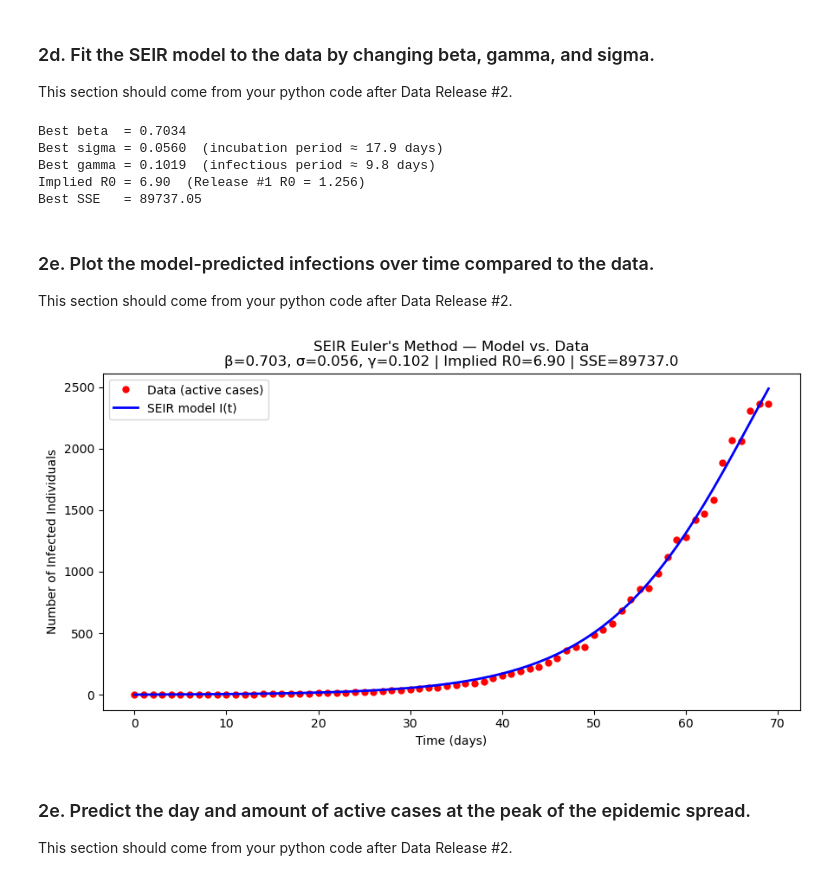
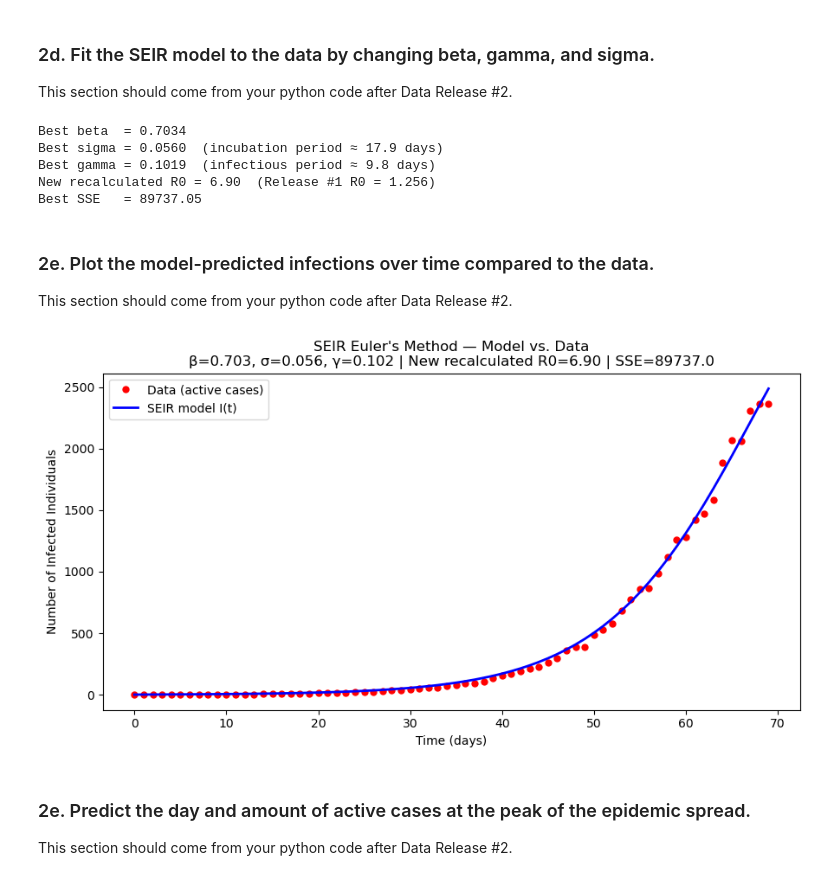
Before and after one commit to isabelvikesland/Module-2-Epidemics-SIR-Modeling, a Jupyter notebook: Module-2-Epidemics_student_final_notebook.ipynb, the cells around one changed output. Drawn from its saved outputs; the diff is of its cells as text; code cells hidden in the pictures.

```diff
--- a/Module-2-Epidemics_student_final_notebook.ipynb
+++ b/Module-2-Epidemics_student_final_notebook.ipynb
@@ -299,13 +298,13 @@ for b in beta_values:
 print(f"Best beta  = {best_beta:.4f}")
 print(f"Best sigma = {best_sigma:.4f}  (incubation period ≈ {1/best_sigma:.1f} days)")
 print(f"Best gamma = {best_gamma:.4f}  (infectious period ≈ {1/best_gamma:.1f} days)")
-print(f"Implied R0 = {best_beta/best_gamma:.2f}  (Release #1 R0 = 1.256)")
+print(f"New recalculated R0 = {best_beta/best_gamma:.2f}  (Release #1 R0 = 1.256)")
 print(f"Best SSE   = {best_sse:.2f}")
 # %% [output]
 Best beta  = 0.7034
 Best sigma = 0.0560  (incubation period ≈ 17.9 days)
 Best gamma = 0.1019  (infectious period ≈ 9.8 days)
-Implied R0 = 6.90  (Release #1 R0 = 1.256)
+New recalculated R0 = 6.90  (Release #1 R0 = 1.256)
 Best SSE   = 89737.05
 # %% [markdown]
 ### 2e. Plot the model-predicted infections over time compared to the data.
@@ -313,28 +312,28 @@ This section should come from your python code after Data Release #2.
 # %%
 # plot model-predicted I(t) vs. data
 # continued for from last cell
 _, _, I_best, _ = euler_seir(best_beta, best_sigma, best_gamma,
                               S0, E0, I0, R0_init, timepoints, N)
 
 #formatting for graph
 plt.figure(figsize=(9, 5))
 plt.plot(timepoints, data,   'ro', markersize=5, label='Data (active cases)')
 plt.plot(timepoints, I_best, 'b-', linewidth=2,  label='SEIR model I(t)')
 plt.xlabel('Time (days)')
 plt.ylabel('Number of Infected Individuals')
 plt.title(
     f"SEIR Euler's Method — Model vs. Data\n"
     f"β={best_beta:.3f}, σ={best_sigma:.3f}, γ={best_gamma:.3f} | "
-    f"Implied R0={best_beta/best_gamma:.2f} | SSE={best_sse:.1f}"
+    f"New recalculated R0={best_beta/best_gamma:.2f} | SSE={best_sse:.1f}"
 ) # i used ClaudeAi to simplify the string formatting since I didn't want to do a lot of concatenation and rounding since it felt uncessary
 
 #graph formatting continued, dpi=resolution, I used ClaudeAi to figure out how to squish the graph to make it look better
 plt.legend()
 plt.tight_layout()
 plt.savefig('seir_fit.png', dpi=150)
 plt.show()
 # %% [output]
-[figure, old version]
+[figure, new version]
 # %% [markdown]
 ### 2e. Predict the day and amount of active cases at the peak of the epidemic spread.
 This section should come from your python code after Data Release #2.
```
Also changed, not shown: parts of 12 cells of this notebook, 1 other file.
